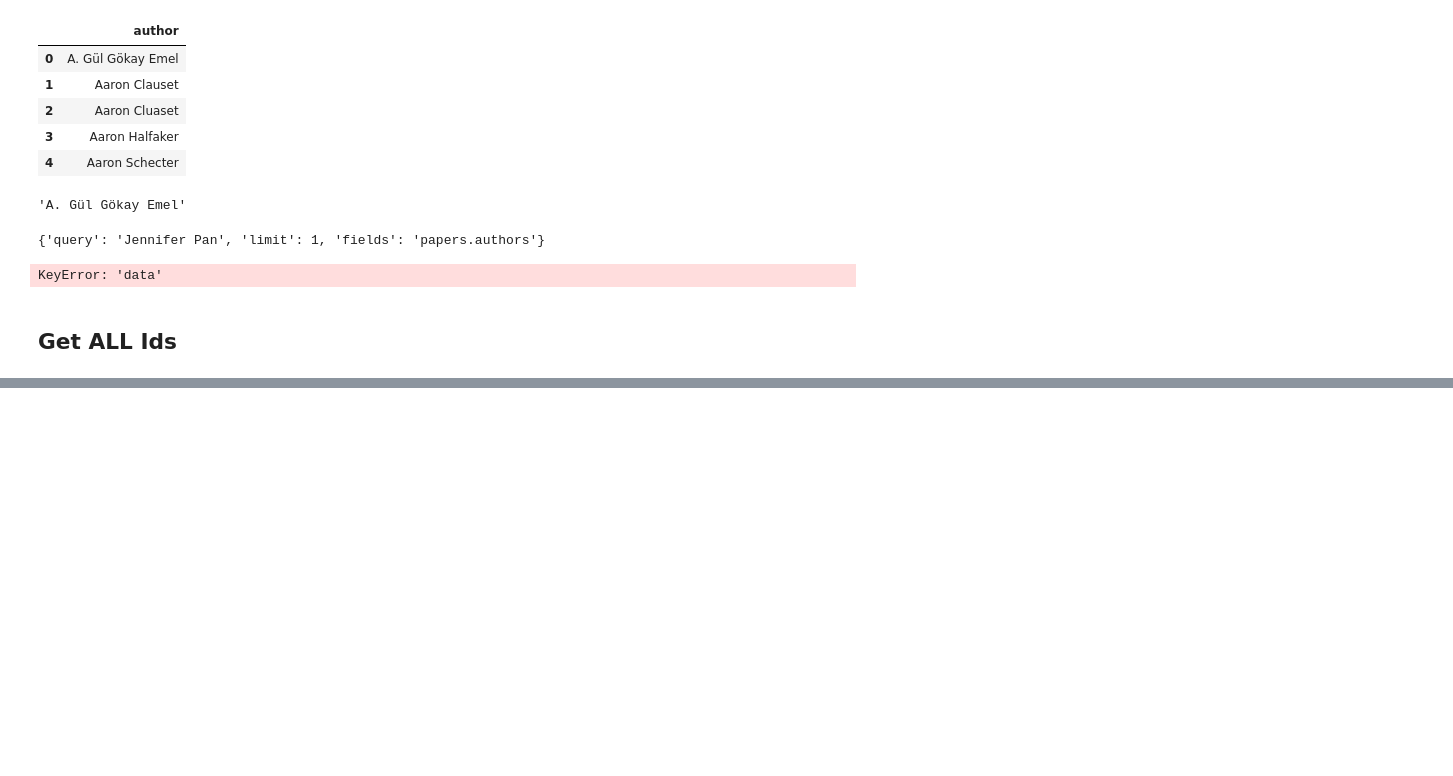
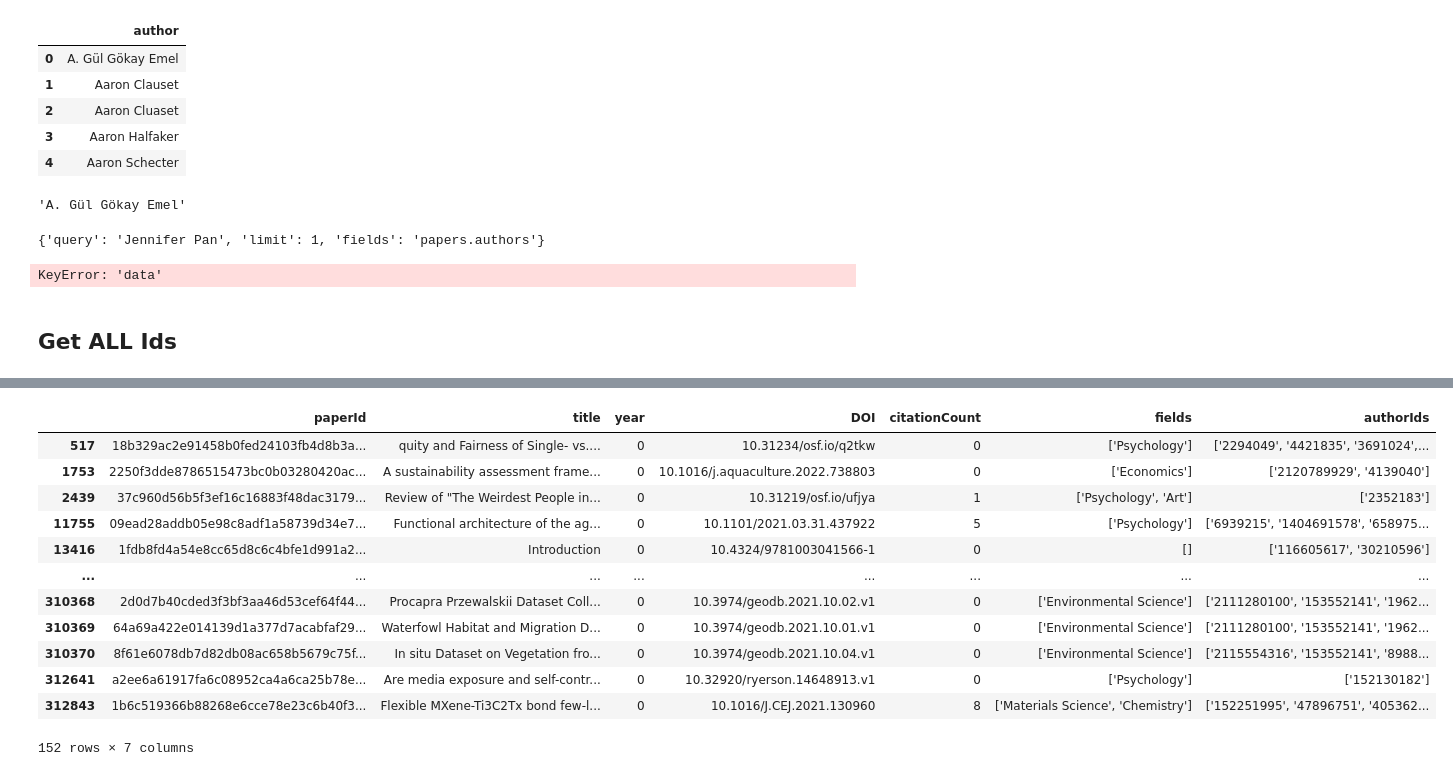
Before and after one commit to joachimschroeder/comsocsci2023, a Jupyter notebook: additional_notebooks/API_example.ipynb, the cells around one changed output, grey strips where cells are left out. Saved outputs shown, nothing was run; the diff lists cells and outputs as text; code cells hidden in the pictures; blank space fills up the shorter version.

```diff
--- a/additional_notebooks/API_example.ipynb
+++ b/additional_notebooks/API_example.ipynb
@@ -250,0 +289,23 @@ all_authors.to_csv("all_authors.csv", index=False)
+# %%
+author_data = {
+    "ids": [],
+    "names": [],
+    "aliases": [],
+    "citationCount": [],
+    "field": []
+    }
+
+paper_data = {
+    "paperId": [],
+    "title": [],
+    "year": [],
+    "DOI": [],
+    "citationCount": [],
+    "fields": [],
+    "authorIds": []
+}
+
+abstract_data = {
+    "paperId": [],
+    "abstract": []
+}
@@ -250,0 +388,20 @@ all_authors.to_csv("all_authors.csv", index=False)
+# %%
+pdf = pd.DataFrame(paper_data, columns=paper_data.keys())
+pdf.describe()
+pdf.to_csv('paper_df.csv', index=False)
+# %%
+pdf[pdf['year'] == 0]
+# %% [output]
+|  | paperId | title | year | DOI | citationCount | fields | authorIds |
+| 517 | 18b329ac2e91458b0fed24103fb4d8b3a... | quity and Fairness of Single- vs.... | 0 | 10.31234/osf.io/q2tkw | 0 | ['Psychology'] | ['2294049', '4421835', '3691024',... |
+| 1753 | 2250f3dde8786515473bc0b03280420ac... | A sustainability assessment frame... | 0 | 10.1016/j.aquaculture.2022.738803 | 0 | ['Economics'] | ['2120789929', '4139040'] |
+| 2439 | 37c960d56b5f3ef16c16883f48dac3179... | Review of "The Weirdest People in... | 0 | 10.31219/osf.io/ufjya | 1 | ['Psychology', 'Art'] | ['2352183'] |
+| 11755 | 09ead28addb05e98c8adf1a58739d34e7... | Functional architecture of the ag... | 0 | 10.1101/2021.03.31.437922 | 5 | ['Psychology'] | ['6939215', '1404691578', '658975... |
+| 13416 | 1fdb8fd4a54e8cc65d8c6c4bfe1d991a2... | Introduction | 0 | 10.4324/9781003041566-1 | 0 | [] | ['116605617', '30210596'] |
+| ... | ... | ... | ... | ... | ... | ... | ... |
+| 310368 | 2d0d7b40cded3f3bf3aa46d53cef64f44... | Procapra Przewalskii Dataset Coll... | 0 | 10.3974/geodb.2021.10.02.v1 | 0 | ['Environmental Science'] | ['2111280100', '153552141', '1962... |
+| 310369 | 64a69a422e014139d1a377d7acabfaf29... | Waterfowl Habitat and Migration D... | 0 | 10.3974/geodb.2021.10.01.v1 | 0 | ['Environmental Science'] | ['2111280100', '153552141', '1962... |
+| 310370 | 8f61e6078db7d82db08ac658b5679c75f... | In situ Dataset on Vegetation fro... | 0 | 10.3974/geodb.2021.10.04.v1 | 0 | ['Environmental Science'] | ['2115554316', '153552141', '8988... |
+| 312641 | a2ee6a61917fa6c08952ca4a6ca25b78e... | Are media exposure and self-contr... | 0 | 10.32920/ryerson.14648913.v1 | 0 | ['Psychology'] | ['152130182'] |
+| 312843 | 1b6c519366b88268e6cce78e23c6b40f3... | Flexible MXene-Ti3C2Tx bond few-l... | 0 | 10.1016/J.CEJ.2021.130960 | 8 | ['Materials Science', 'Chemistry'] | ['152251995', '47896751', '405362... |
+152 rows × 7 columns
```
Also changed, not shown: parts of 10 cells of this notebook, 2 other files.
